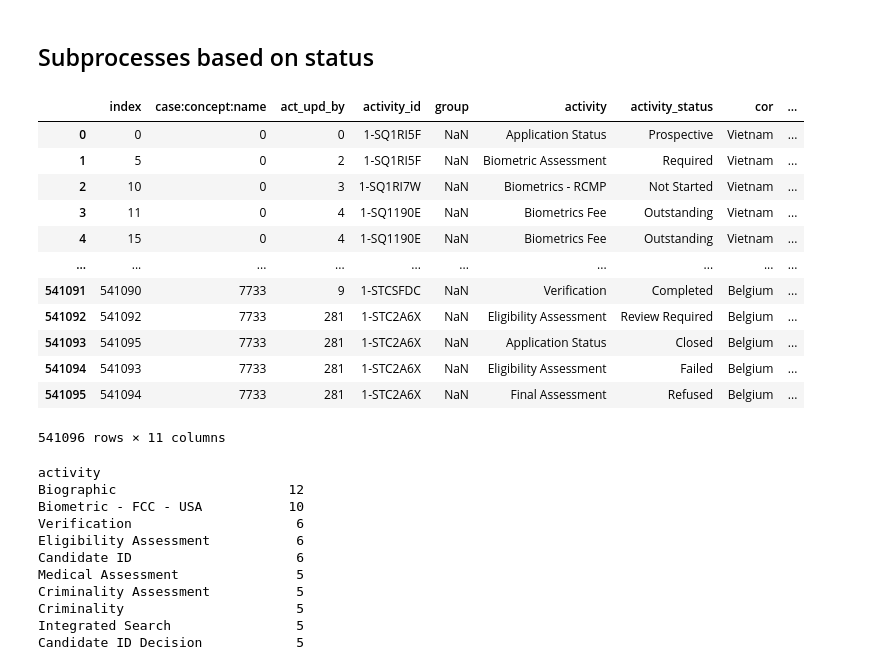
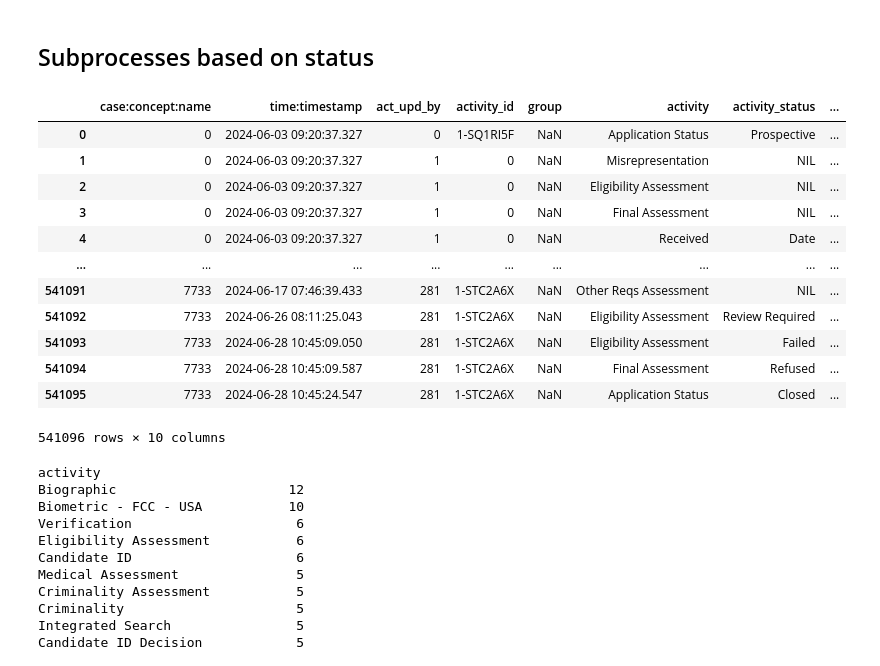
Before and after one commit to ProcessMining-uOttawa/ircc, a Jupyter notebook: ircc-lifecycles-new.ipynb, the cells around one changed output. Saved outputs shown, nothing was run; the diff lists cells and outputs as text; code cells hidden in the pictures.

Commit message:
param'ze code; use other base logs

```diff
--- a/ircc-lifecycles-new.ipynb
+++ b/ircc-lifecycles-new.ipynb
@@ -142,29 +225,34 @@ log.to_csv("data/combined_event_log-filt_evt1p-time1m.csv")
 # checkout variant analysis for seeing whether it improved matters
 # %% [markdown]
 # Subprocesses
+# %%
+src_file = "data/combined_event_log-filt_evt1p.csv"
+# src_file = "data/combined_event_log-filt_evt1p-time1m.csv"
+
+tgt_folder = "lifecycles/filt_evt1p/data"
 # %% [markdown]
 ## Subprocesses based on status
 # %%
 # log = pd.read_csv("data/combined_event_log_anonymous.csv")
 # log = log.rename({ 'app_num': 'case:concept:name', 'act_upd_date': 'time:timestamp' }, axis=1)
 
-log = pd.read_csv("data/combined_event_log-filt_evt1p-time1m.csv")
+log = pd.read_csv(src_file)
 log = log.drop('Unnamed: 0', axis=1)
 log
 # %% [output]
-|  | index | case:concept:name | act_upd_by | activity_id | group | activity | activity_status | cor | ... |
-| 0 | 0 | 0 | 0 | 1-SQ1RI5F | NaN | Application Status | Prospective | Vietnam | ... |
-| 1 | 5 | 0 | 2 | 1-SQ1RI5F | NaN | Biometric Assessment | Required | Vietnam | ... |
-| 2 | 10 | 0 | 3 | 1-SQ1RI7W | NaN | Biometrics - RCMP | Not Started | Vietnam | ... |
-| 3 | 11 | 0 | 4 | 1-SQ1190E | NaN | Biometrics Fee | Outstanding | Vietnam | ... |
-| 4 | 15 | 0 | 4 | 1-SQ1190E | NaN | Biometrics Fee | Outstanding | Vietnam | ... |
-| ... | ... | ... | ... | ... | ... | ... | ... | ... | ... |
-| 541091 | 541090 | 7733 | 9 | 1-STCSFDC | NaN | Verification | Completed | Belgium | ... |
-| 541092 | 541092 | 7733 | 281 | 1-STC2A6X | NaN | Eligibility Assessment | Review Required | Belgium | ... |
-| 541093 | 541095 | 7733 | 281 | 1-STC2A6X | NaN | Application Status | Closed | Belgium | ... |
-| 541094 | 541093 | 7733 | 281 | 1-STC2A6X | NaN | Eligibility Assessment | Failed | Belgium | ... |
-| 541095 | 541094 | 7733 | 281 | 1-STC2A6X | NaN | Final Assessment | Refused | Belgium | ... |
+|  | case:concept:name | time:timestamp | act_upd_by | activity_id | group | activity | activity_status | ... |
+| 0 | 0 | 2024-06-03 09:20:37.327 | 0 | 1-SQ1RI5F | NaN | Application Status | Prospective | ... |
+| 1 | 0 | 2024-06-03 09:20:37.327 | 1 | 0 | NaN | Misrepresentation | NIL | ... |
+| 2 | 0 | 2024-06-03 09:20:37.327 | 1 | 0 | NaN | Eligibility Assessment | NIL | ... |
+| 3 | 0 | 2024-06-03 09:20:37.327 | 1 | 0 | NaN | Final Assessment | NIL | ... |
+| 4 | 0 | 2024-06-03 09:20:37.327 | 1 | 0 | NaN | Received | Date | ... |
+| ... | ... | ... | ... | ... | ... | ... | ... | ... |
+| 541091 | 7733 | 2024-06-17 07:46:39.433 | 281 | 1-STC2A6X | NaN | Other Reqs Assessment | NIL | ... |
+| 541092 | 7733 | 2024-06-26 08:11:25.043 | 281 | 1-STC2A6X | NaN | Eligibility Assessment | Review Required | ... |
+| 541093 | 7733 | 2024-06-28 10:45:09.050 | 281 | 1-STC2A6X | NaN | Eligibility Assessment | Failed | ... |
+| 541094 | 7733 | 2024-06-28 10:45:09.587 | 281 | 1-STC2A6X | NaN | Final Assessment | Refused | ... |
+| 541095 | 7733 | 2024-06-28 10:45:24.547 | 281 | 1-STC2A6X | NaN | Application Status | Closed | ... |
-541096 rows × 11 columns
+541096 rows × 10 columns
 # %%
 # get all unique activities
 log['activity'].drop_duplicates().sort_values().to_excel("data/all_activities.xlsx")
```
Also changed, not shown: parts of 18 cells of this notebook, 9 other files.
